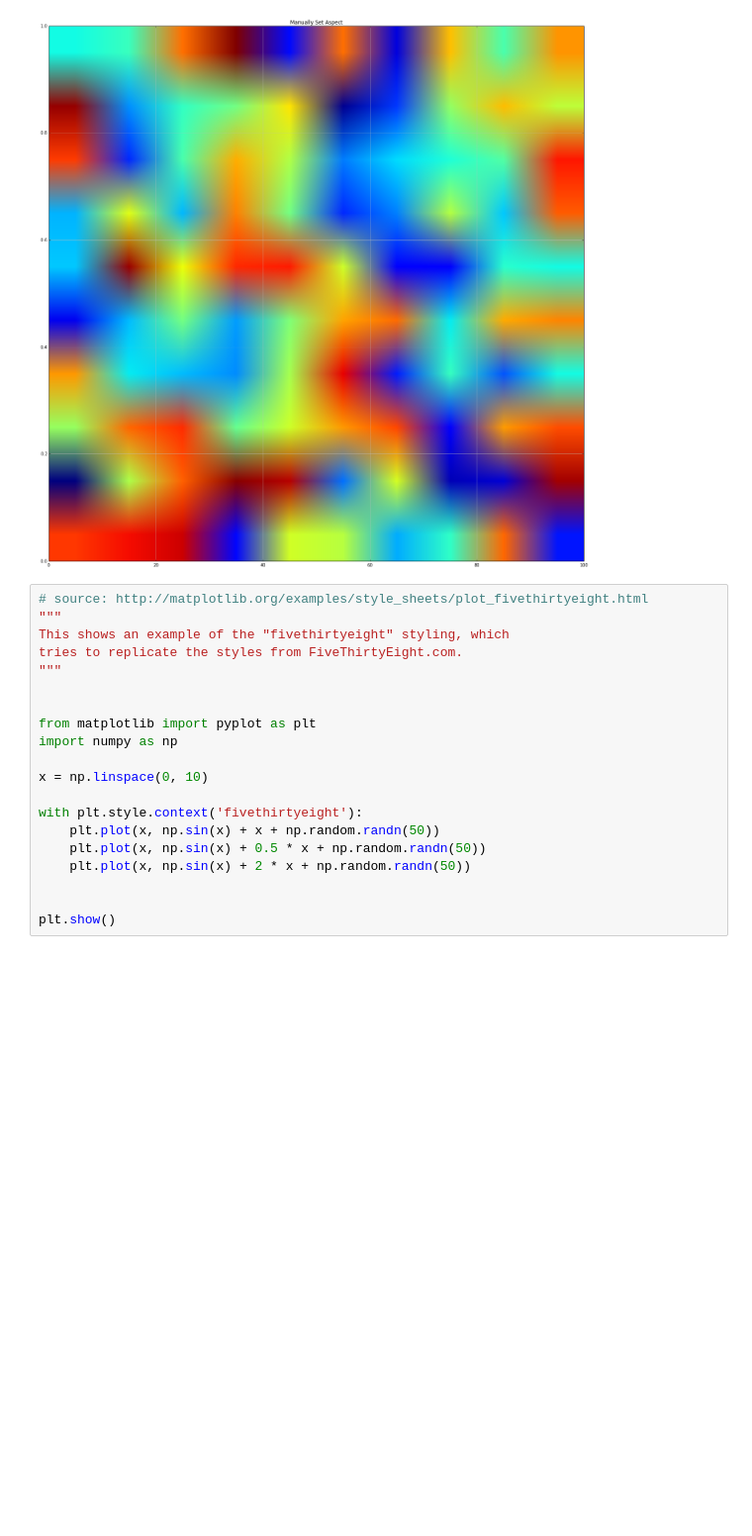
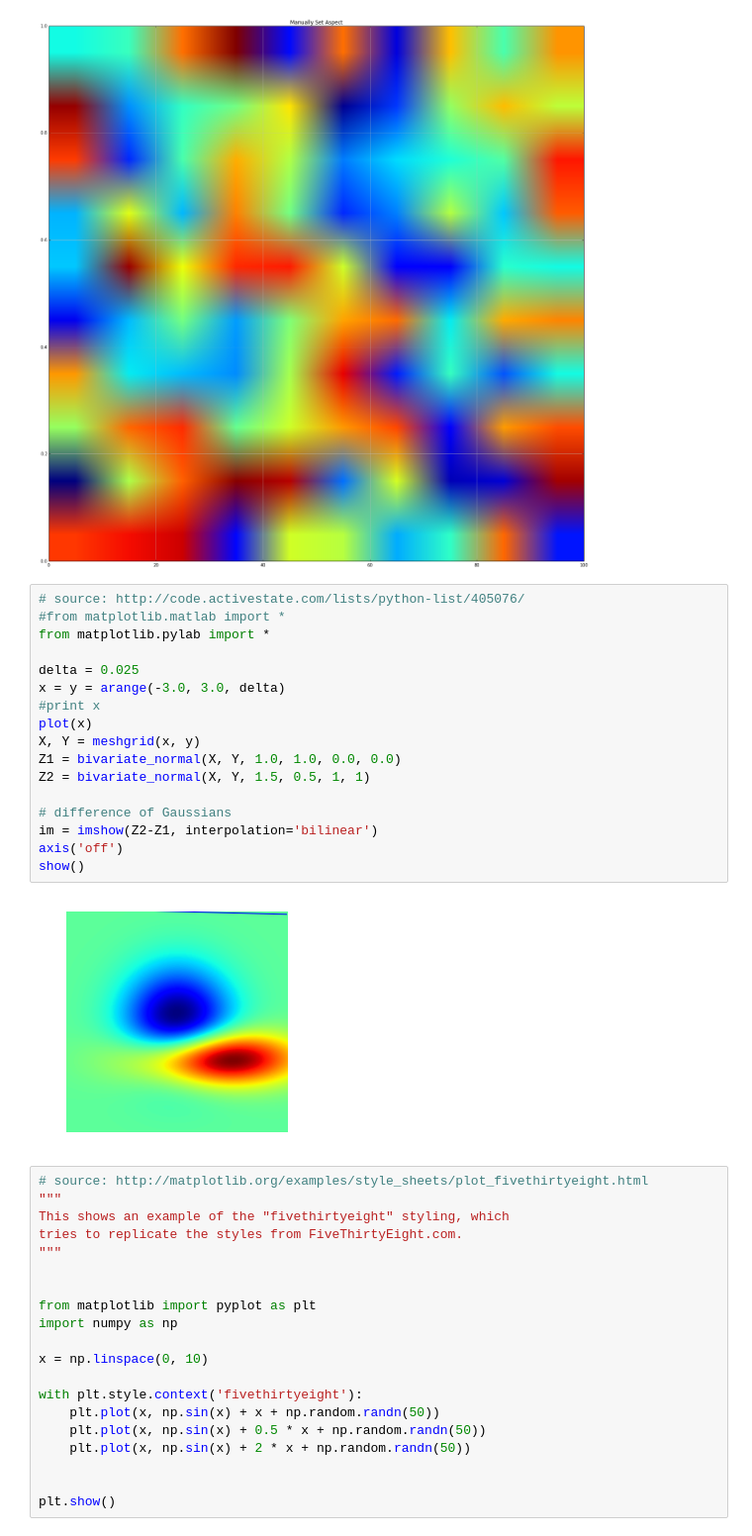
Before and after one commit to qorelogic/ml2, a Jupyter notebook: bin/data-visualization-examples.ipynb, the cells around one changed output. Shown at 99% size. Cells and saved outputs as stored; diff of their text form; blank space fills up the shorter version.

Commit message:
visualization example

```diff
--- a/bin/data-visualization-examples.ipynb
+++ b/bin/data-visualization-examples.ipynb
@@ -277,6 +277,25 @@ tight_layout()
 show()
 # %% [output]
 [figure]
+# %%
+# source: http://code.activestate.com/lists/python-list/405076/
+#from matplotlib.matlab import *
+from matplotlib.pylab import *
+
+delta = 0.025
+x = y = arange(-3.0, 3.0, delta)
+#print x
+plot(x)
+X, Y = meshgrid(x, y)
+Z1 = bivariate_normal(X, Y, 1.0, 1.0, 0.0, 0.0)
+Z2 = bivariate_normal(X, Y, 1.5, 0.5, 1, 1)
+
+# difference of Gaussians
+im = imshow(Z2-Z1, interpolation='bilinear')
+axis('off')
+show()
+# %% [output]
+[figure, added]
 # %%
 # source: http://matplotlib.org/examples/style_sheets/plot_fivethirtyeight.html
 """
```
